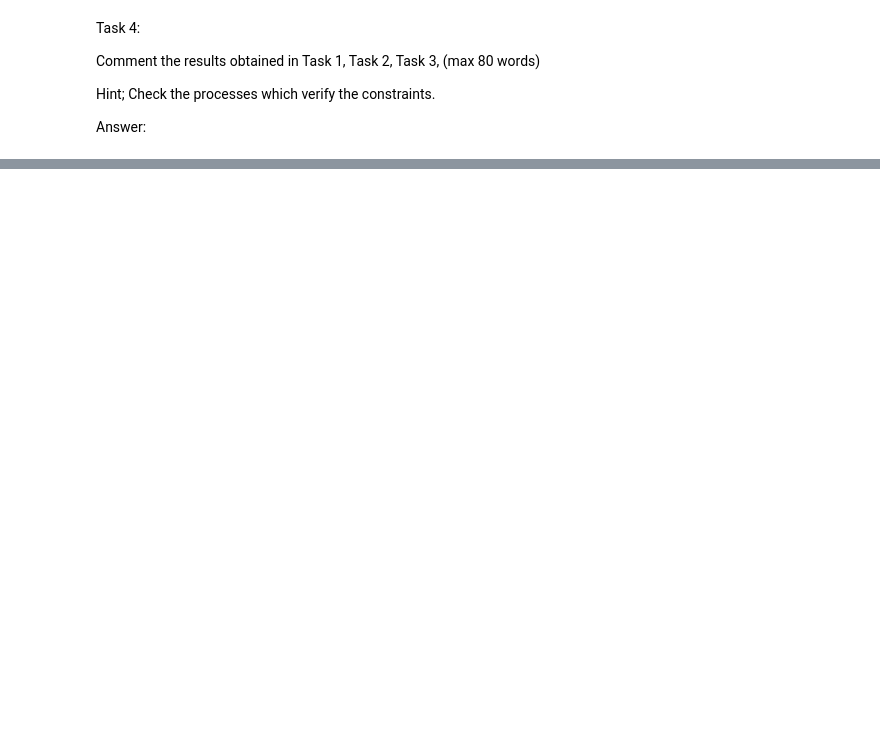
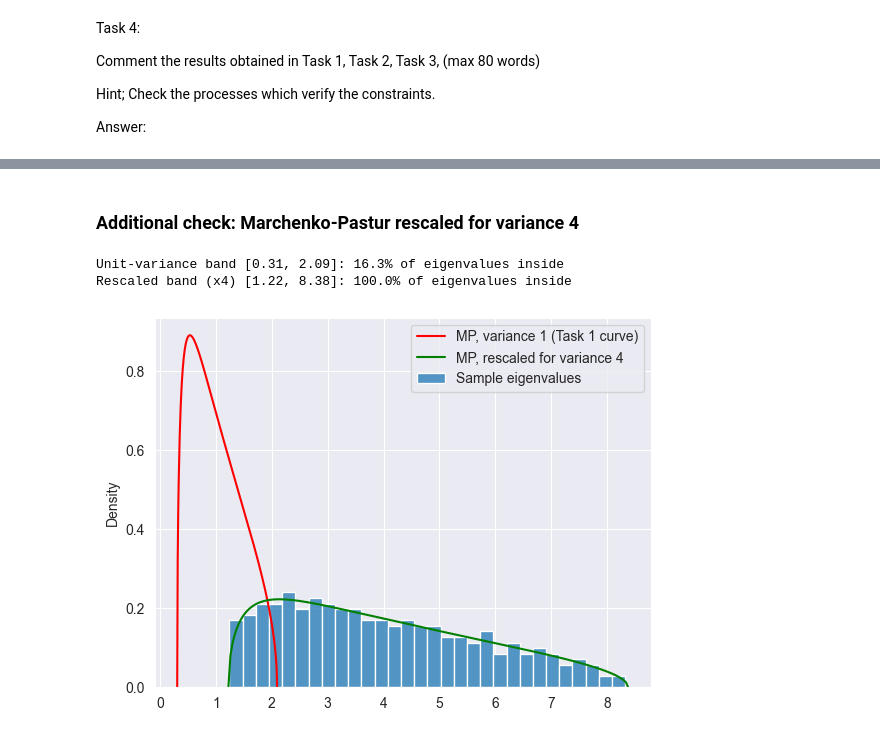
Before and after one commit to Gok-ML-AI/ARPM, a Jupyter notebook: module-01-linear-mean-covariance/Random-Matrix-Theory/random-matrix-theory.ipynb, the cells around one changed output, grey strips where cells are left out. Cells and saved outputs as stored; diff of their text form; code cells hidden in the pictures; blank space fills up the shorter version.

```diff
--- a/module-01-linear-mean-covariance/Random-Matrix-Theory/random-matrix-theory.ipynb
+++ b/module-01-linear-mean-covariance/Random-Matrix-Theory/random-matrix-theory.ipynb
@@ -161,0 +177,36 @@ Answer:
+# %% [markdown]
+### Additional check: Marchenko-Pastur rescaled for variance 4
+# %%
+############### inputs ###############
+# true variance of each variable in Task 3
+sigma2_true = 4
+######################################
+
+# rescaled band edges: every eigenvalue is stretched by sigma2_true
+lam_minus_4 = sigma2_true * lam_minus
+lam_plus_4 = sigma2_true * lam_plus
+
+# rescaled grid: the Task 1 grid stretched by sigma2_true
+x_mp_4 = sigma2_true * x_mp
+# rescaled MP curve: squeeze x back to unit variance, then divide height
+y_mp_4 = [f_mp(x / sigma2_true) / sigma2_true for x in x_mp_4]
+
+# share of sample eigenvalues inside each band
+# drop any tiny imaginary parts of eigenvalues
+lam_3_real = lam_3.real
+inside_unit = ((lam_3_real > lam_minus) & (lam_3_real < lam_plus)).mean()
+inside_scaled = ((lam_3_real > lam_minus_4) & (lam_3_real < lam_plus_4)).mean()
+
+print(f'Unit-variance band [{lam_minus:.2f}, {lam_plus:.2f}]: {inside_unit:.1%} of eigenvalues inside')
+print(f'Rescaled band (x{sigma2_true}) [{lam_minus_4:.2f}, {lam_plus_4:.2f}]: {inside_scaled:.1%} of eigenvalues inside')
+
+
+################################# plot #################################
+lineplot(x=x_mp, y=y_mp, color='r', label='MP, variance 1 (Task 1 curve)')
+lineplot(x=x_mp_4, y=y_mp_4, color='g', label='MP, rescaled for variance 4')
+histplot(x=lam_3, stat='density', bins=30, label='Sample eigenvalues')
+legend();
+# %% [output]
+Unit-variance band [0.31, 2.09]: 16.3% of eigenvalues inside
+Rescaled band (x4) [1.22, 8.38]: 100.0% of eigenvalues inside
+[figure, added]
```
Also changed, not shown: parts of 7 cells of this notebook.
